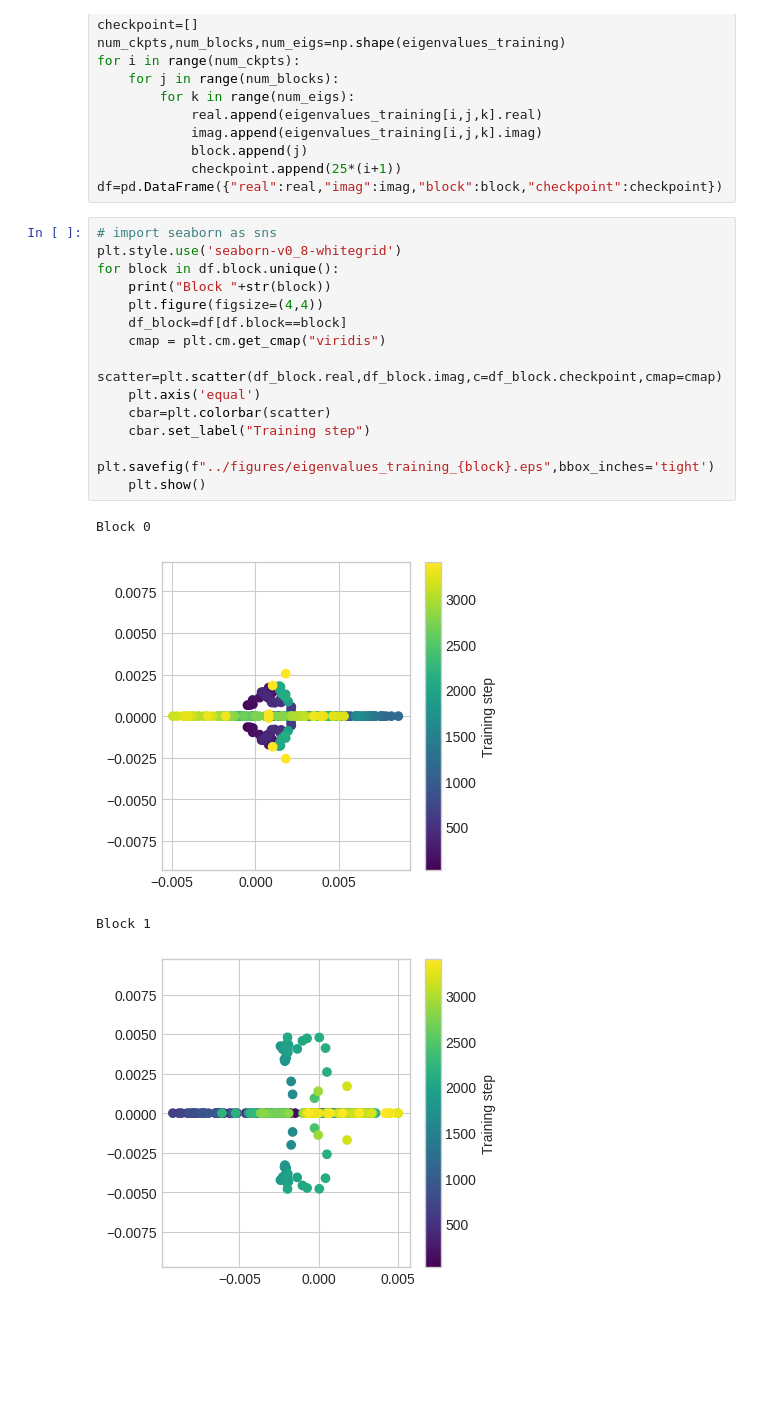
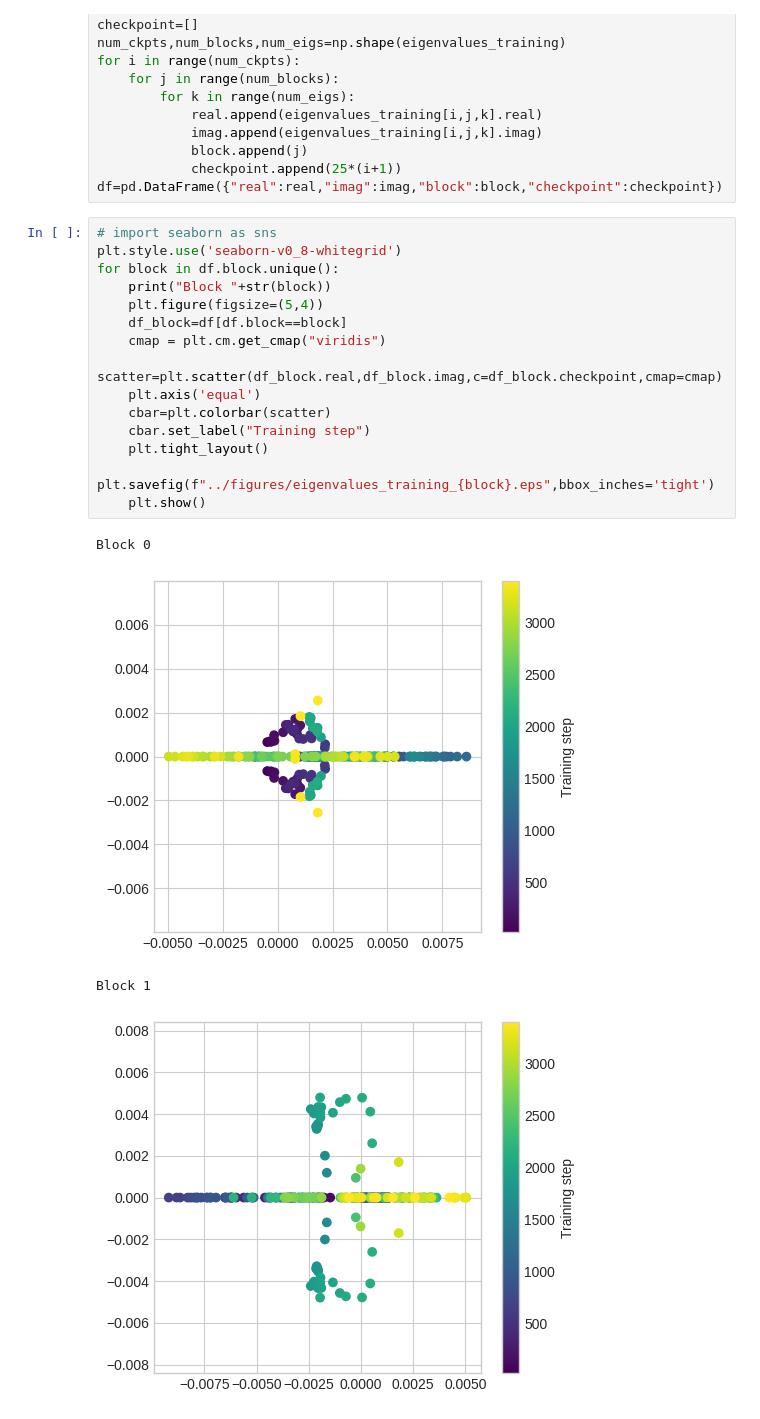
Before and after one commit to HugoKoubbi/Transformers-2024-LoRA, a Jupyter notebook: Llama2_Experiments/code/visu.ipynb, the cells around one changed output. Cells and saved outputs as stored; diff of their text form; blank space fills up the shorter version.

```diff
--- a/Llama2_Experiments/code/visu.ipynb
+++ b/Llama2_Experiments/code/visu.ipynb
@@ -158,20 +158,21 @@ df=pd.DataFrame({"real":real,"imag":imag,"block":block,"checkpoint":checkpoint})
 # %%
 # import seaborn as sns
 plt.style.use('seaborn-v0_8-whitegrid')
 for block in df.block.unique():
     print("Block "+str(block))
-    plt.figure(figsize=(4,4))
+    plt.figure(figsize=(5,4))
     df_block=df[df.block==block]
     cmap = plt.cm.get_cmap("viridis")
     scatter=plt.scatter(df_block.real,df_block.imag,c=df_block.checkpoint,cmap=cmap)
     plt.axis('equal')
     cbar=plt.colorbar(scatter)
     cbar.set_label("Training step")
+    plt.tight_layout()
     plt.savefig(f"../figures/eigenvalues_training_{block}.eps",bbox_inches='tight')
     plt.show()
 # %% [output]
 Block 0
-[figure, old version]
+[figure, new version]
 Block 1
-[figure, old version]
+[figure, new version]
 Block 2
```
Also changed, not shown: parts of 4 cells of this notebook, 33 other files.
